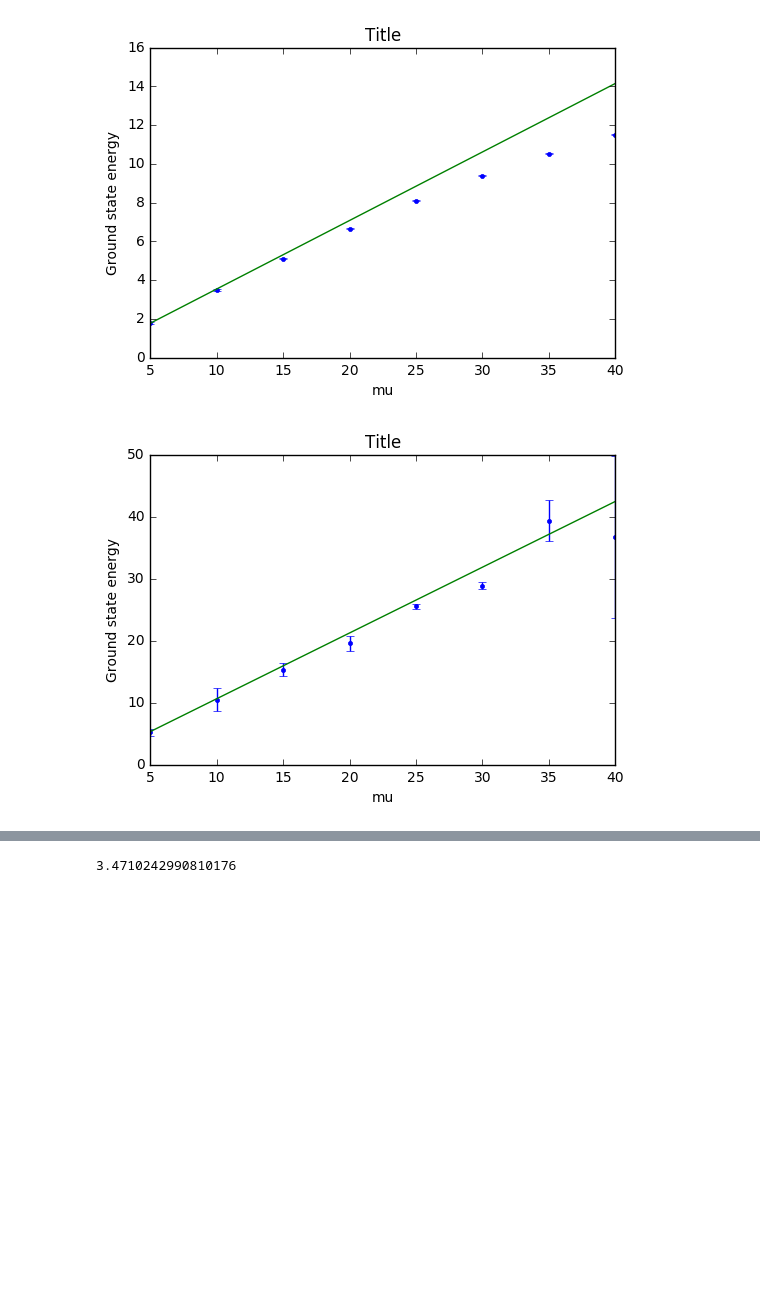
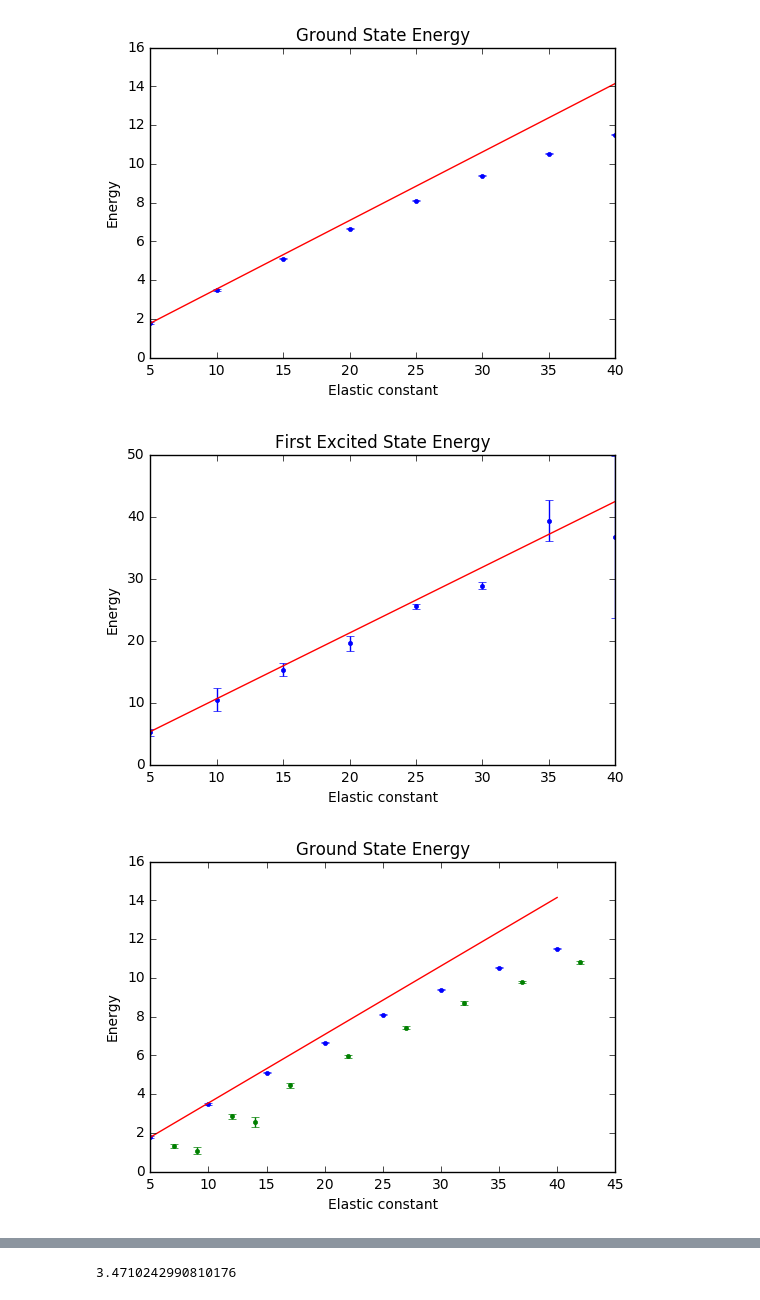
Before and after one commit to willrobs/ph353a3, a Jupyter notebook: dataplot.ipynb, the cells around one changed output, grey strips where cells are left out. Cells and saved outputs as stored; diff of their text form; code cells hidden in the pictures; blank space fills up the shorter version.

Commit message:
Add files via upload
files used on first sho run

```diff
--- a/dataplot.ipynb
+++ b/dataplot.ipynb
@@ -23,37 +23,81 @@ name=smu+sm+sma+sniter+spoints
 # %%
 gse=[] ####ground state energies to plot against mu
 fee=[] ####first excited state energies ""
 gse_err=[]
 fee_err=[]
 
 for h in range(5,45,5):
     h=h+0.0
     smu=h,
     smu=str(smu) ####for calling respective file
     name=smu+sm+sma+sniter+spoints
 
     data=pandas.read_csv('info'+name+'.txt', delim_whitespace=True,skiprows=1)
 
     gse=np.append(gse, data.col1[0])
     gse_err=np.append(gse_err, data.col2[0])
     fee=np.append(fee, data.col1[1] + data.col1[0])
     fee_err=np.append(fee_err, data.col2[1] + data.col2[0])
+
 mu=np.arange(5, 45, 5)
+
 plt.figure(1)
-plt.title('Title')
-plt.xlabel('mu')
-plt.ylabel('Ground state energy')
+plt.title('Ground State Energy')
+plt.xlabel('Elastic constant')
+plt.ylabel('Energy')
 plt.errorbar(mu,gse,yerr=gse_err,fmt='.')
+plt.plot(mu, mu/((4*m)**0.5),'r')
+plt.show()
+
+plt.figure(2)
+plt.title('First Excited State Energy')
+plt.xlabel('Elastic constant')
+plt.ylabel('Energy')
+plt.errorbar(mu,fee,yerr=fee_err,fmt='.')
+plt.plot(mu, (3*mu)/((4*m)**0.5),'r')
+plt.show()
+
+gse_re=[]
+fee_re=[]
+gse_err_re=[]
+fee_err_re=[]
+
+#mups=[7.0,9.0,12.0,14.0,17.0,19.0,22.0,27.0,32.0,37.0,42.0]
+mups=[7.0,9.0,12.0,14.0,17.0,22.0,27.0,32.0,37.0,42.0]
+for h in mups:
+    smu=h,
+    smu=str(smu) ####for calling respective file
+    name=smu+sm+sma+sniter+spoints
+
+    data=pandas.read_csv('info'+name+'.txt', delim_whitespace=True)
+
+    gse_re=np.append(gse_re, data.col1[0])
+    gse_err_re=np.append(gse_err_re, data.col2[0])
+    fee_re=np.append(fee_re, data.col1[1] + data.col1[0])
+    fee_err_re=np.append(fee_err_re, data.col2[1] + data.col2[0])
+
+#mu=[5,7,9,10,12,14,15,17,19,20,22,25,27,30,32,35,37,40,42]
+
+plt.figure(3)
+plt.title('Ground State Energy')
+plt.xlabel('Elastic constant')
+plt.ylabel('Energy')
+plt.errorbar(mu,gse,yerr=gse_err,fmt='.')
+plt.errorbar(mups,gse_re,yerr=gse_err_re,fmt='.')
 plt.plot(mu, mu/((4*m)**0.5))
 plt.show()
 
-plt.figure(2)
-plt.title('Title')
-plt.xlabel('mu')
-plt.ylabel('Ground state energy')
+plt.figure(4)
+plt.title('First Excited State Energy')
+plt.xlabel('Elastic constant')
+plt.ylabel('Energy')
+print(len(fee_re))
+print(len(fee_err))
 plt.errorbar(mu,fee,yerr=fee_err,fmt='.')
+plt.errorbar(mups,fee_re,yerr=fee_err_re,fmt='.')
 plt.plot(mu, (3*mu)/((4*m)**0.5))
 plt.show()
 # %% [output]
-[figure, old version]
+[figure, new version]
-[figure, old version]
+[figure, new version]
+[figure, added]
```
Also changed, not shown: parts of 5 cells of this notebook, 8 other files.
